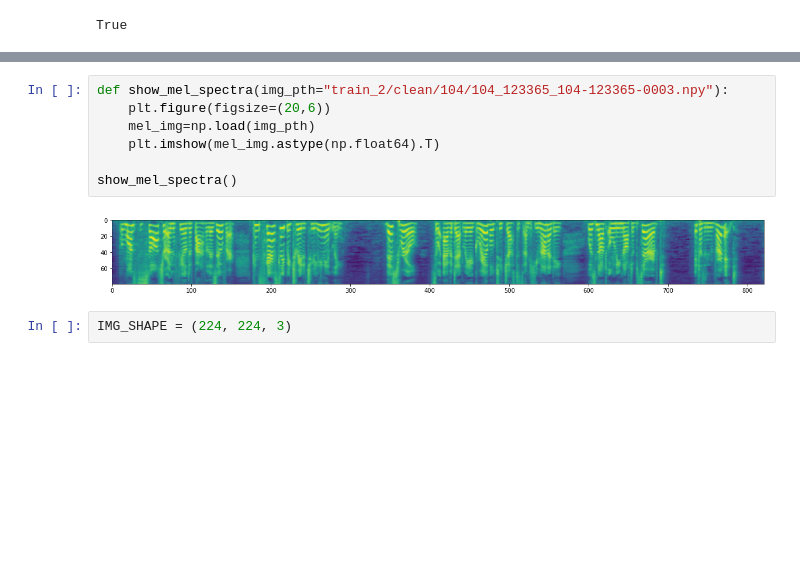
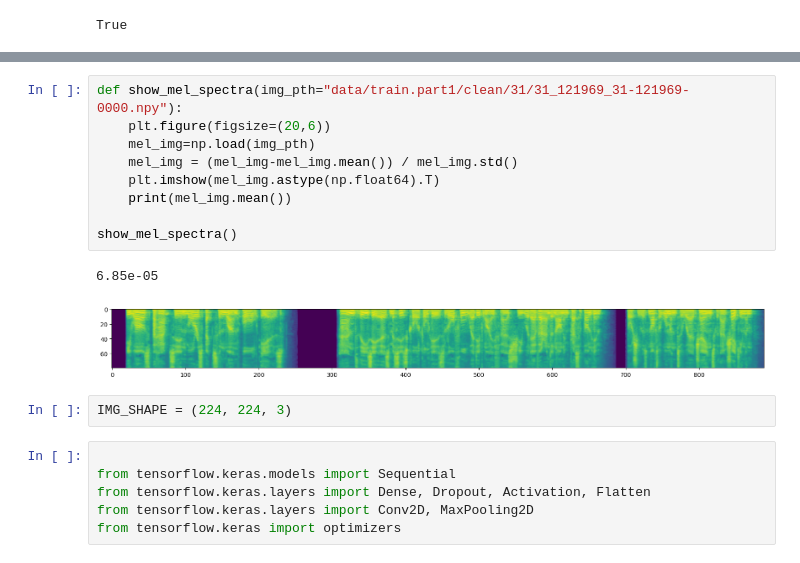
Before and after one commit to ankhafizov/Goznak-Intro, a Jupyter notebook: task2/classification_clean_noisy.ipynb, the cells around one changed output, grey strips where cells are left out. Cells and saved outputs as stored; diff of their text form; blank space fills up the shorter version.

```diff
--- a/task2/classification_clean_noisy.ipynb
+++ b/task2/classification_clean_noisy.ipynb
@@ -16,14 +16,23 @@ tf.config.list_physical_devices('GPU')
 # %%
-def show_mel_spectra(img_pth="train_2/clean/104/104_123365_104-123365-0003.npy"):
+def show_mel_spectra(img_pth="data/train.part1/clean/31/31_121969_31-121969-0000.npy"):
     plt.figure(figsize=(20,6))
     mel_img=np.load(img_pth)
+    mel_img = (mel_img-mel_img.mean()) / mel_img.std()
     plt.imshow(mel_img.astype(np.float64).T)
+    print(mel_img.mean())
 
 show_mel_spectra()
 # %% [output]
+6.85e-05
-[figure, old version]
+[figure, new version]
 # %%
 IMG_SHAPE = (224, 224, 3)
+# %%
+
+from tensorflow.keras.models import Sequential
+from tensorflow.keras.layers import Dense, Dropout, Activation, Flatten
+from tensorflow.keras.layers import Conv2D, MaxPooling2D
+from tensorflow.keras import optimizers
 # %%
 class ClassificationDataGen(tf.keras.utils.Sequence):
     num_classes = 2
```
Also changed, not shown: parts of 10 cells of this notebook.
